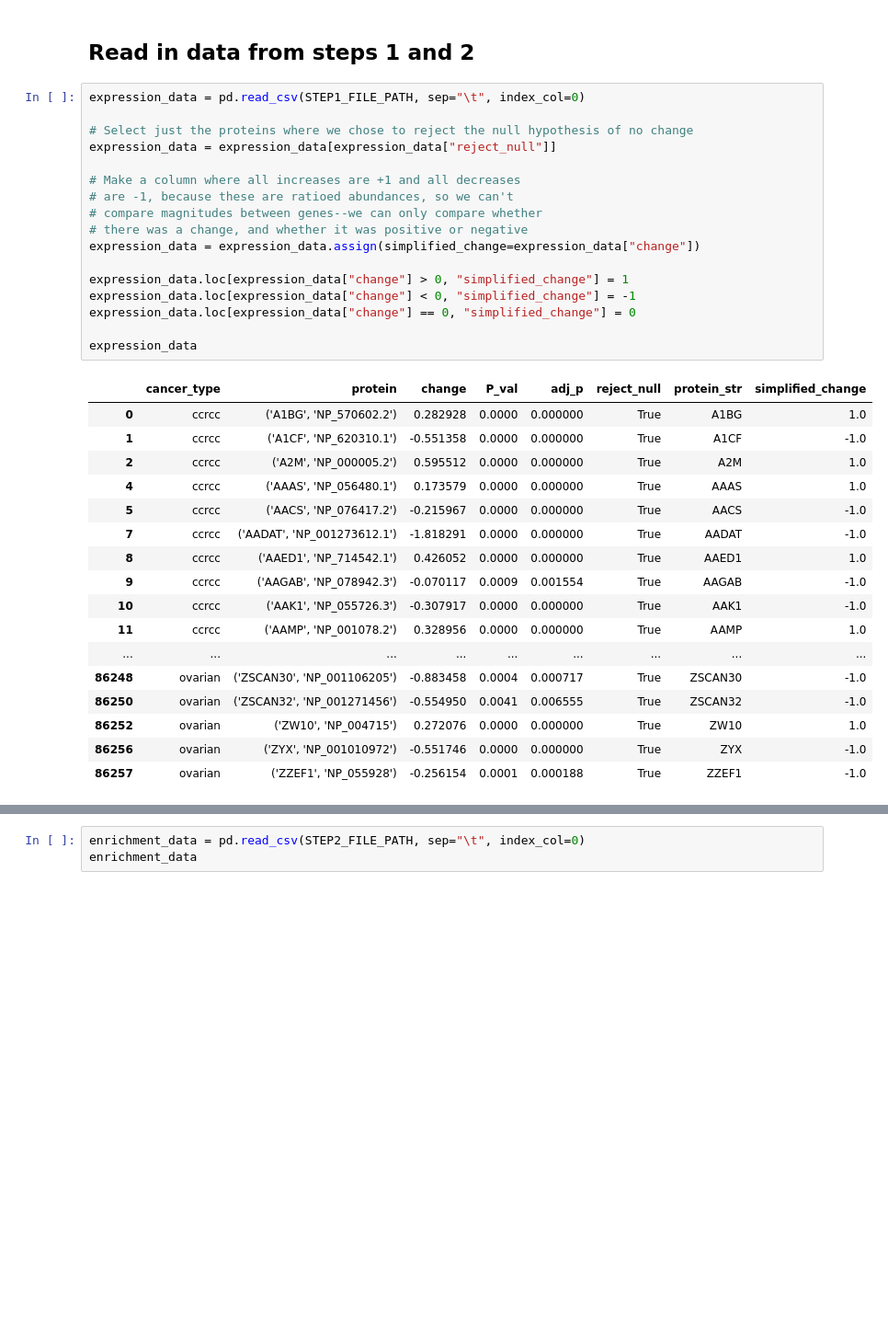
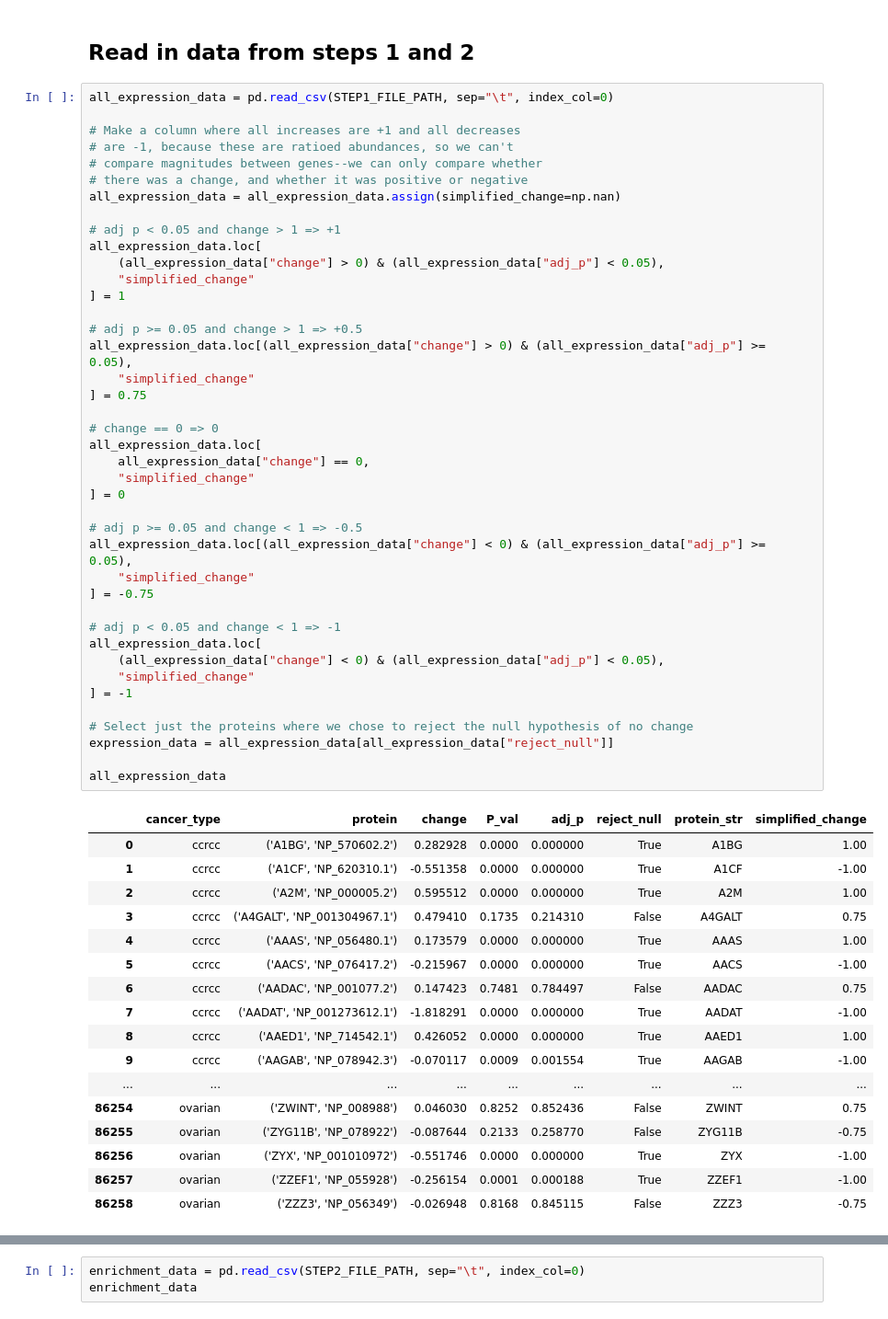
Before and after one commit to caleb-lindgren/scratchpad, a Jupyter notebook: pancancer_enrichment/3_visualize_results_reactome.ipynb, the cells around one changed output, grey strips where cells are left out. Shown at 92% size. Saved outputs shown, nothing was run; the diff lists cells and outputs as text; blank space fills up the shorter version.

```diff
--- a/pancancer_enrichment/3_visualize_results_reactome.ipynb
+++ b/pancancer_enrichment/3_visualize_results_reactome.ipynb
@@ -24,37 +28,61 @@ STEP2_FILE_PATH = os.path.join(STEP2_DIR, STEP2_FILE)
 # %% [markdown]
 ## Read in data from steps 1 and 2
 # %%
-expression_data = pd.read_csv(STEP1_FILE_PATH, sep="\t", index_col=0)
-
-# Select just the proteins where we chose to reject the null hypothesis of no change
-expression_data = expression_data[expression_data["reject_null"]]
+all_expression_data = pd.read_csv(STEP1_FILE_PATH, sep="\t", index_col=0)
 
 # Make a column where all increases are +1 and all decreases
 # are -1, because these are ratioed abundances, so we can't
 # compare magnitudes between genes--we can only compare whether
 # there was a change, and whether it was positive or negative
-expression_data = expression_data.assign(simplified_change=expression_data["change"])
+all_expression_data = all_expression_data.assign(simplified_change=np.nan)
 
-expression_data.loc[expression_data["change"] > 0, "simplified_change"] = 1
-expression_data.loc[expression_data["change"] < 0, "simplified_change"] = -1
-expression_data.loc[expression_data["change"] == 0, "simplified_change"] = 0
+# adj p < 0.05 and change > 1 => +1
+all_expression_data.loc[
+    (all_expression_data["change"] > 0) & (all_expression_data["adj_p"] < 0.05),
+    "simplified_change"
+] = 1
 
-expression_data
+# adj p >= 0.05 and change > 1 => +0.5
+all_expression_data.loc[(all_expression_data["change"] > 0) & (all_expression_data["adj_p"] >= 0.05),
+    "simplified_change"
+] = 0.75
+
+# change == 0 => 0
+all_expression_data.loc[
+    all_expression_data["change"] == 0,
+    "simplified_change"
+] = 0
+
+# adj p >= 0.05 and change < 1 => -0.5
+all_expression_data.loc[(all_expression_data["change"] < 0) & (all_expression_data["adj_p"] >= 0.05),
+    "simplified_change"
+] = -0.75
+
+# adj p < 0.05 and change < 1 => -1
+all_expression_data.loc[
+    (all_expression_data["change"] < 0) & (all_expression_data["adj_p"] < 0.05),
+    "simplified_change"
+] = -1
+
+# Select just the proteins where we chose to reject the null hypothesis of no change
+expression_data = all_expression_data[all_expression_data["reject_null"]]
+
+all_expression_data
 # %% [output]
 |  | cancer_type | protein | change | P_val | adj_p | reject_null | protein_str | simplified_change |
-| 0 | ccrcc | ('A1BG', 'NP_570602.2') | 0.282928 | 0.0000 | 0.000000 | True | A1BG | 1.0 |
-| 1 | ccrcc | ('A1CF', 'NP_620310.1') | -0.551358 | 0.0000 | 0.000000 | True | A1CF | -1.0 |
-| 2 | ccrcc | ('A2M', 'NP_000005.2') | 0.595512 | 0.0000 | 0.000000 | True | A2M | 1.0 |
-| 4 | ccrcc | ('AAAS', 'NP_056480.1') | 0.173579 | 0.0000 | 0.000000 | True | AAAS | 1.0 |
-| 5 | ccrcc | ('AACS', 'NP_076417.2') | -0.215967 | 0.0000 | 0.000000 | True | AACS | -1.0 |
-| 7 | ccrcc | ('AADAT', 'NP_001273612.1') | -1.818291 | 0.0000 | 0.000000 | True | AADAT | -1.0 |
-| 8 | ccrcc | ('AAED1', 'NP_714542.1') | 0.426052 | 0.0000 | 0.000000 | True | AAED1 | 1.0 |
-| 9 | ccrcc | ('AAGAB', 'NP_078942.3') | -0.070117 | 0.0009 | 0.001554 | True | AAGAB | -1.0 |
-| 10 | ccrcc | ('AAK1', 'NP_055726.3') | -0.307917 | 0.0000 | 0.000000 | True | AAK1 | -1.0 |
-| 11 | ccrcc | ('AAMP', 'NP_001078.2') | 0.328956 | 0.0000 | 0.000000 | True | AAMP | 1.0 |
+| 0 | ccrcc | ('A1BG', 'NP_570602.2') | 0.282928 | 0.0000 | 0.000000 | True | A1BG | 1.00 |
+| 1 | ccrcc | ('A1CF', 'NP_620310.1') | -0.551358 | 0.0000 | 0.000000 | True | A1CF | -1.00 |
+| 2 | ccrcc | ('A2M', 'NP_000005.2') | 0.595512 | 0.0000 | 0.000000 | True | A2M | 1.00 |
+| 3 | ccrcc | ('A4GALT', 'NP_001304967.1') | 0.479410 | 0.1735 | 0.214310 | False | A4GALT | 0.75 |
+| 4 | ccrcc | ('AAAS', 'NP_056480.1') | 0.173579 | 0.0000 | 0.000000 | True | AAAS | 1.00 |
+| 5 | ccrcc | ('AACS', 'NP_076417.2') | -0.215967 | 0.0000 | 0.000000 | True | AACS | -1.00 |
+| 6 | ccrcc | ('AADAC', 'NP_001077.2') | 0.147423 | 0.7481 | 0.784497 | False | AADAC | 0.75 |
+| 7 | ccrcc | ('AADAT', 'NP_001273612.1') | -1.818291 | 0.0000 | 0.000000 | True | AADAT | -1.00 |
+| 8 | ccrcc | ('AAED1', 'NP_714542.1') | 0.426052 | 0.0000 | 0.000000 | True | AAED1 | 1.00 |
+| 9 | ccrcc | ('AAGAB', 'NP_078942.3') | -0.070117 | 0.0009 | 0.001554 | True | AAGAB | -1.00 |
 | ... | ... | ... | ... | ... | ... | ... | ... | ... |
-| 86248 | ovarian | ('ZSCAN30', 'NP_001106205') | -0.883458 | 0.0004 | 0.000717 | True | ZSCAN30 | -1.0 |
-| 86250 | ovarian | ('ZSCAN32', 'NP_001271456') | -0.554950 | 0.0041 | 0.006555 | True | ZSCAN32 | -1.0 |
-| 86252 | ovarian | ('ZW10', 'NP_004715') | 0.272076 | 0.0000 | 0.000000 | True | ZW10 | 1.0 |
-| 86256 | ovarian | ('ZYX', 'NP_001010972') | -0.551746 | 0.0000 | 0.000000 | True | ZYX | -1.0 |
-| 86257 | ovarian | ('ZZEF1', 'NP_055928') | -0.256154 | 0.0001 | 0.000188 | True | ZZEF1 | -1.0 |
+| 86254 | ovarian | ('ZWINT', 'NP_008988') | 0.046030 | 0.8252 | 0.852436 | False | ZWINT | 0.75 |
+| 86255 | ovarian | ('ZYG11B', 'NP_078922') | -0.087644 | 0.2133 | 0.258770 | False | ZYG11B | -0.75 |
+| 86256 | ovarian | ('ZYX', 'NP_001010972') | -0.551746 | 0.0000 | 0.000000 | True | ZYX | -1.00 |
+| 86257 | ovarian | ('ZZEF1', 'NP_055928') | -0.256154 | 0.0001 | 0.000188 | True | ZZEF1 | -1.00 |
+| 86258 | ovarian | ('ZZZ3', 'NP_056349') | -0.026948 | 0.8168 | 0.845115 | False | ZZZ3 | -0.75 |
```
Also changed, not shown: parts of 15 cells of this notebook.
